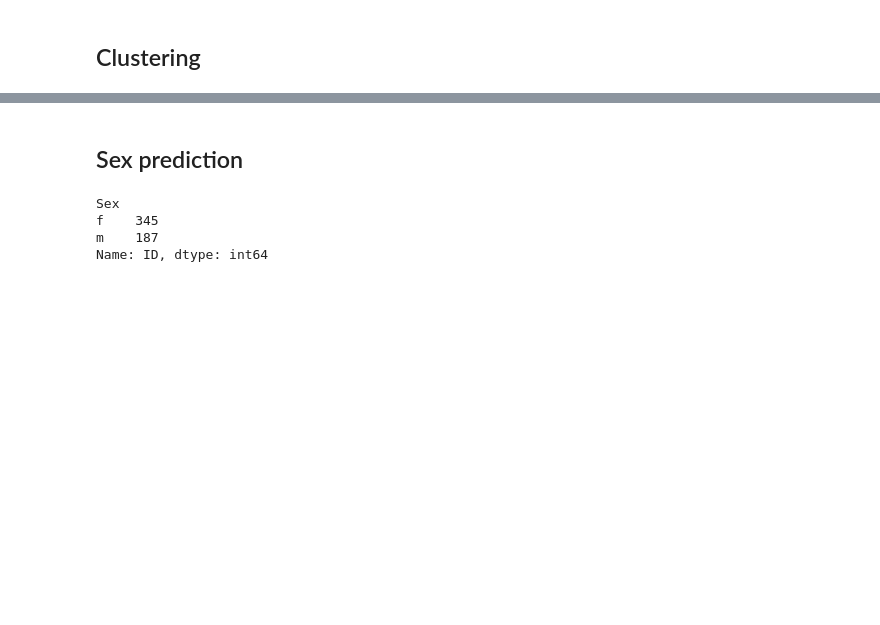
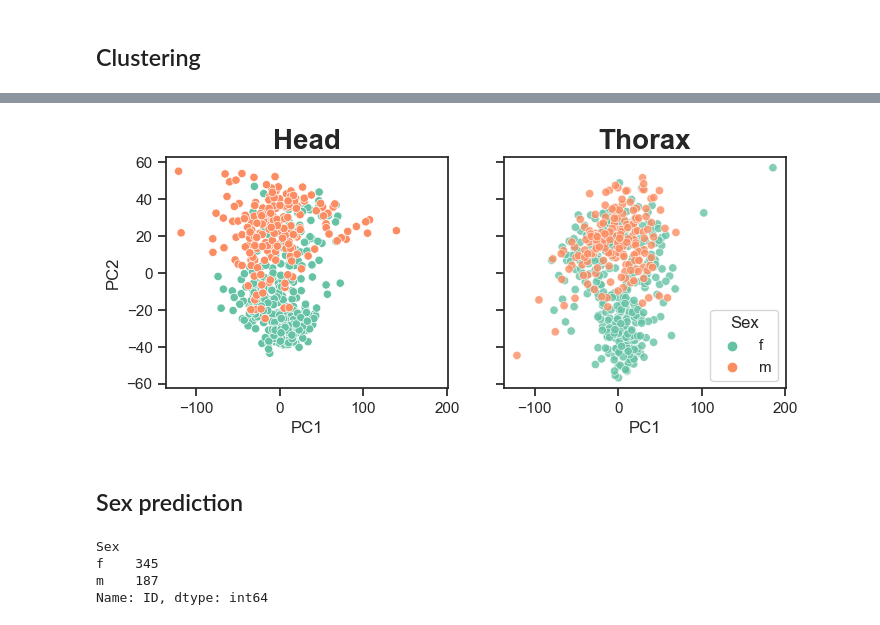
Before and after one commit to maurocolapso/Pazmino_TsetseMIRS_2023, a Jupyter notebook: notebooks/sex_prediction.ipynb, the cells around one changed output, grey strips where cells are left out. Drawn from its saved outputs; the diff is of its cells as text; code cells hidden in the pictures; blank space fills up the shorter version.

```diff
--- a/notebooks/sex_prediction.ipynb
+++ b/notebooks/sex_prediction.ipynb
@@ -120,3 +163,24 @@ plt.savefig("../results/plots/PCA_sex.png", dpi=900)
+# %%
+# PCA suplementary
+
+fig, (ax,ax2) = plt.subplots(1,2, figsize=(8,3), sharey=True, sharex=True)
+sn.scatterplot(x=X_pca_head[:,0], y=X_pca_head[:,1], hue=descriptorsDF[descriptorsDF['Tissue'] == 'Head']['Sex'], ax=ax, legend=False)
+
+sn.scatterplot(x=X_pca_thorax[:,0], y=X_pca_thorax[:,1],ax=ax2, hue=descriptorsDF[descriptorsDF['Tissue'] == 'Thorax']['Sex'], alpha=0.8)
+
+labeles = ["Head", "Thorax", "C", "D", "E", "F"]
+axes = fig.get_axes()
+for a, l in zip(axes, labeles):
+    a.set_title(l, loc='center', fontsize=20, fontweight='bold')
+
+ax.set_xlabel('PC1')
+ax.set_ylabel("PC2")
+
+ax2.set_xlabel('PC1')
+
+plt.savefig("../results/plots/PCA_Suplementarysex.png", dpi=300)
+# %% [output]
+[figure, added]
 # %% [markdown]
 ## Sex prediction
 # %%
```
Also changed, not shown: parts of 20 cells of this notebook, 20 other files.
